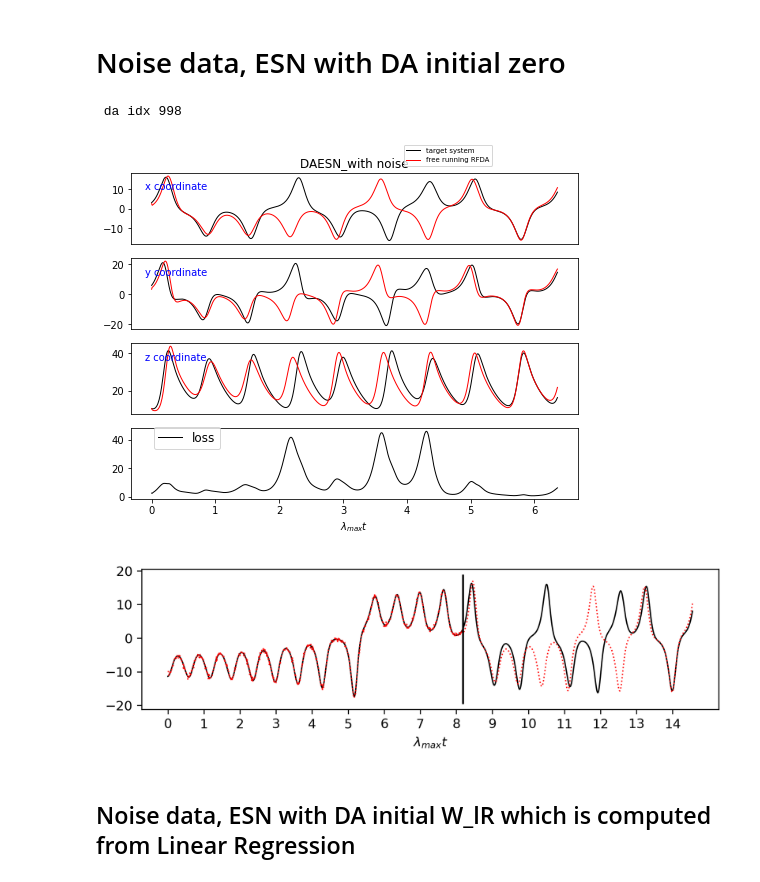
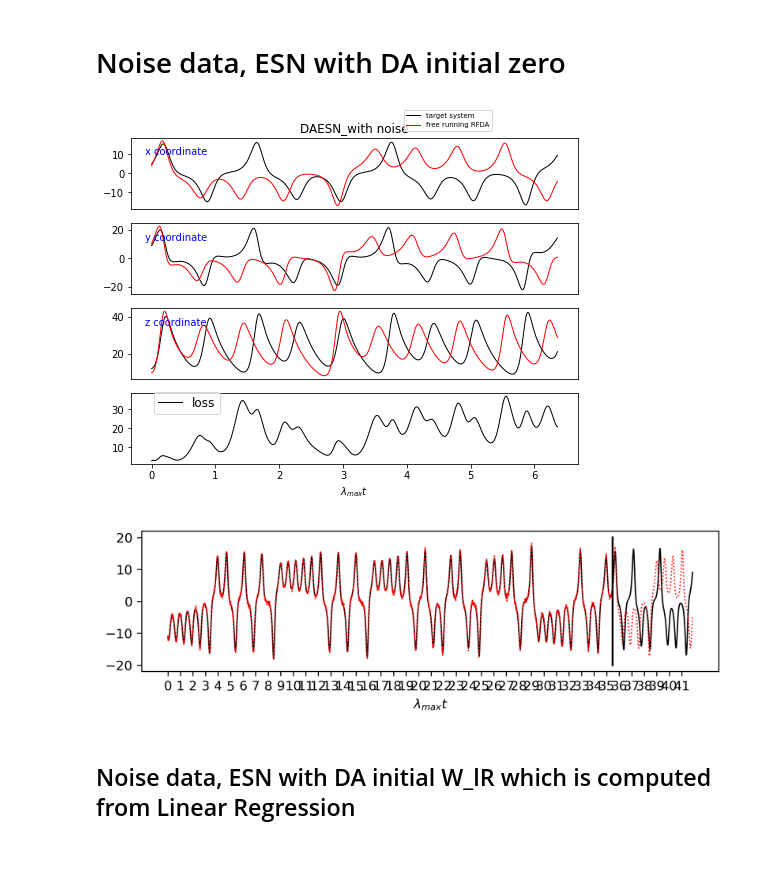
Before and after one commit to lepodl/reservoir_computing, a Jupyter notebook: Learn_functions/Test_ESN.ipynb, the cells around one changed output. Cells and saved outputs as stored; diff of their text form; code cells hidden in the pictures; blank space fills up the shorter version.

```diff
--- a/Learn_functions/Test_ESN.ipynb
+++ b/Learn_functions/Test_ESN.ipynb
@@ -128,10 +128,10 @@ Text(0.5, 1.0, 'LRESN_without noise')
 dt = 0.01
 model = lorenz(10., 28., 8 / 3, dt)
 states = model.propagate(80, 10)
-train_data = states[:, :1100]
+train_data = states[:, :4000]
 # model = lorenz(10., 28., 8 / 3, dt, 4)
 # states = model.propagate(40, 10)
-test_data = states[:, 1100:]
+test_data = states[:, 4000:]
 del states
 
 esn = Esn(n_inputs=3,
@@ -148,7 +148,7 @@ test_inputs, test_targets = test_data[:, :], test_data[:, 1:]
 test_length = 1000
 assert test_targets.shape[1]>test_length
 test_targets = test_targets[:, :test_length]
-esn.fit_da(train_data, None, ensembles=100, eta=1e-4, gamma=1000., initial_zero=True)
+esn.fit_da(train_data, None, ensembles=100, eta=1e-8, gamma=1000., initial_zero=True)
 prediction = esn.forward(test_inputs[:, 0], n_iteration=test_length)
 error = mse(test_targets, prediction)
 
@@ -182,7 +178,7 @@ Text(0.5, 1.0, 'LRESN_without noise')
 # Noise data, ESN with Linear Regression
 # %%
 dt = 0.01
-train_len = 1000
+train_len = 4000
 model = lorenz(10., 28., 8 / 3, dt)
 states = model.propagate(80, 10)
 train_data = states[:, :train_len]
@@ -254,7 +250,7 @@ mse: 0.8414292792881541
 # Noise data, ESN with DA initial zero
 # %%
 dt = 0.01
-train_len = 1000
+train_len = 4000
 model = lorenz(10., 28., 8 / 3, dt)
 states = model.propagate(80, 10)
 train_data = states[:, :train_len]
@@ -290,36 +286,35 @@ coords = ["x coordinate", "y coordinate", "z coordinate"]
 loss = loss_func(test_targets, prediction)
 for i in range(3):
     ax[i].plot(range(test_length), test_targets[i, :], 'k', lw=1, label="target system")
     ax[i].plot(range(test_length), prediction[i, :], 'r', lw=1, label="free running RFDA")
     ax[i].set_xticks([])
     ax[i].text(0.1, 0.8, coords[i], fontsize=10, ha='center', va='center', color='b', transform=ax[i].transAxes)
 ax[3].plot(range(test_length), loss, 'k', lw=1, label="loss")
 ax[3].legend(loc=(0.05, 0.7), fontsize=12)
 ax[0].legend(loc=(0.61, 1.1), fontsize='x-small')
 ax[3].set_xticks(time_ticks)
 ax[3].set_xticklabels(np.arange(max_time_unit))
 ax[3].set_xlabel('$ \lambda_{max}t $')
 ax[0].set_title("DAESN_with noise")
 
 fig2 = plt.figure(figsize=(8, 2), dpi=300)
 ax2 = fig2.gca()
 total_time = train_len + test_length - 100
 max_time_unit = int(total_time * dt * lyapunov_exp) + 1
 time_ticks = [l / lyapunov_exp / dt for l in range(max_time_unit)]
 prediction_all = np.concatenate([prediction_train, prediction], axis=1)
 ax2.plot(range(total_time), states[0, 100:total_time+100], 'k', lw=1, label="ground truth")
 ax2.plot(range(1, total_time), prediction_all[0, :-1], 'r:', lw=1, label="prediction")
 lo, hi = ax2.get_ylim()
 ax2.plot([train_len-100, train_len-100], [lo+np.spacing(1), hi-np.spacing(1)], 'k')
 # ax2.legend(loc=(0.75, 0.7), fontsize=12)
 ax2.set_xticks(time_ticks)
 ax2.set_xticklabels(np.arange(max_time_unit))
 ax2.set_xlabel('$ \lambda_{max}t $')
 fig2.savefig("fig/noise_ESNDA_unbiased.eps")
 # %% [output]
- da idx 998
-[figure, old version]
+[figure, new version]
-[figure, old version]
+[figure, new version]
 # %% [markdown]
 ## Noise data, ESN with DA initial W_lR which is computed from Linear Regression
 # %%
```
Also changed, not shown: parts of 3 cells of this notebook, 10 other files.
